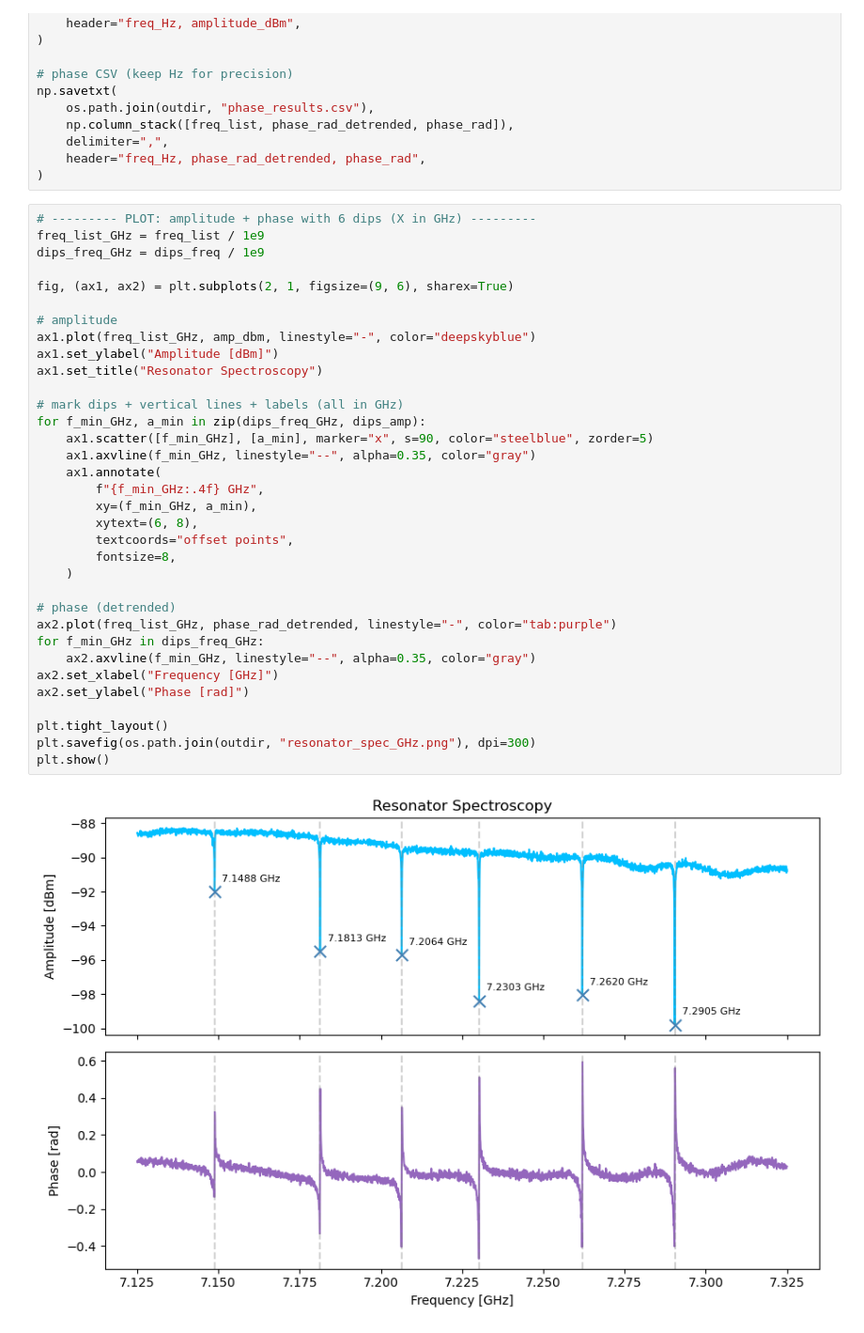
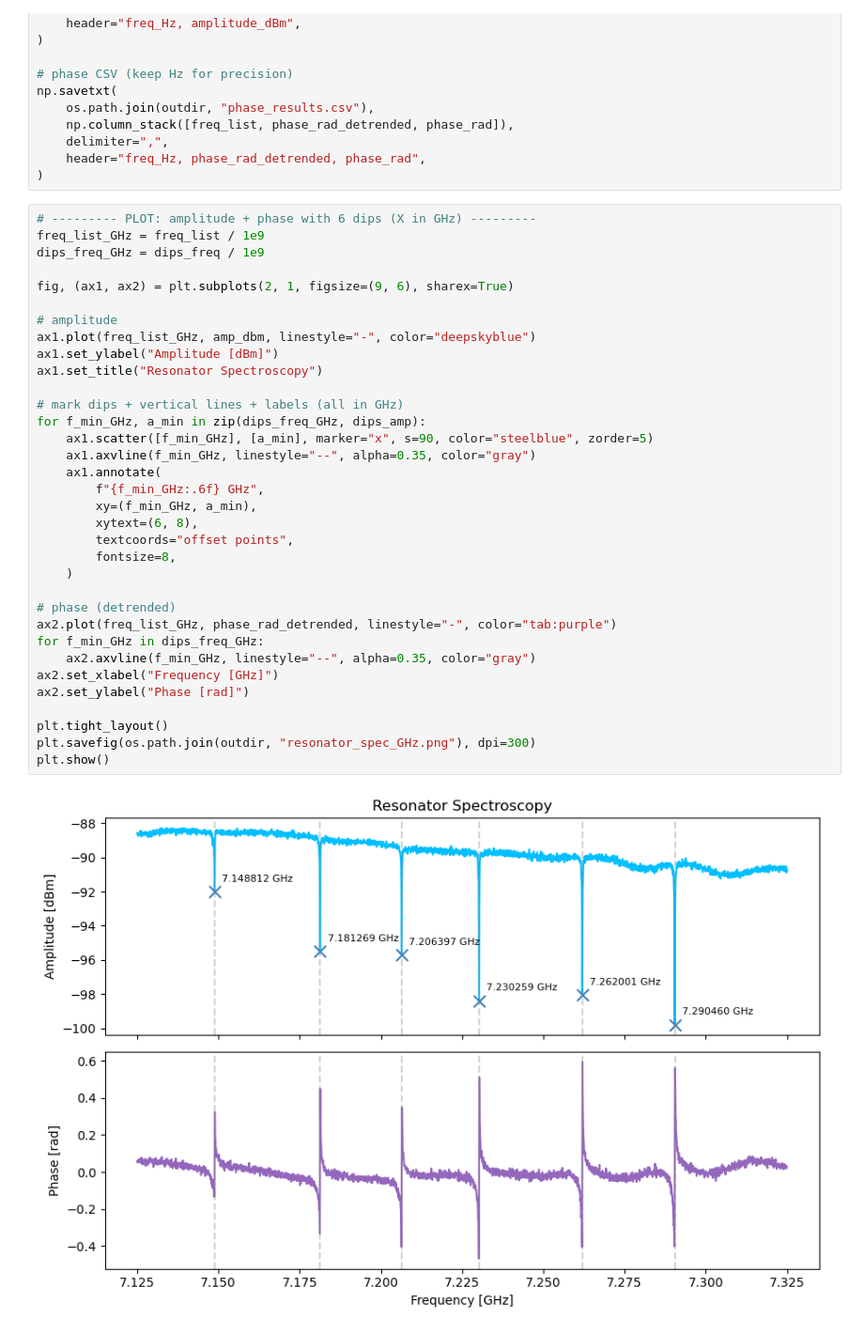
Before and after one commit to YiiiiZ/Measurement, a Jupyter notebook: resonator.ipynb, the cells around one changed output. Shown at 94% size. Saved outputs shown, nothing was run; the diff lists cells and outputs as text.

```diff
--- a/resonator.ipynb
+++ b/resonator.ipynb
@@ -305,32 +305,32 @@ dips_freq_GHz = dips_freq / 1e9
 
 fig, (ax1, ax2) = plt.subplots(2, 1, figsize=(9, 6), sharex=True)
 
 # amplitude
 ax1.plot(freq_list_GHz, amp_dbm, linestyle="-", color="deepskyblue")
 ax1.set_ylabel("Amplitude [dBm]")
 ax1.set_title("Resonator Spectroscopy")
 
 # mark dips + vertical lines + labels (all in GHz)
 for f_min_GHz, a_min in zip(dips_freq_GHz, dips_amp):
     ax1.scatter([f_min_GHz], [a_min], marker="x", s=90, color="steelblue", zorder=5)
     ax1.axvline(f_min_GHz, linestyle="--", alpha=0.35, color="gray")
     ax1.annotate(
-        f"{f_min_GHz:.4f} GHz",
+        f"{f_min_GHz:.6f} GHz",
         xy=(f_min_GHz, a_min),
         xytext=(6, 8),
         textcoords="offset points",
         fontsize=8,
     )
 
 # phase (detrended)
 ax2.plot(freq_list_GHz, phase_rad_detrended, linestyle="-", color="tab:purple")
 for f_min_GHz in dips_freq_GHz:
     ax2.axvline(f_min_GHz, linestyle="--", alpha=0.35, color="gray")
 ax2.set_xlabel("Frequency [GHz]")
 ax2.set_ylabel("Phase [rad]")
 
 plt.tight_layout()
 plt.savefig(os.path.join(outdir, "resonator_spec_GHz.png"), dpi=300)
 plt.show()
 # %% [output]
-[figure, old version]
+[figure, new version]
```
Also changed, not shown: 1 other file.
